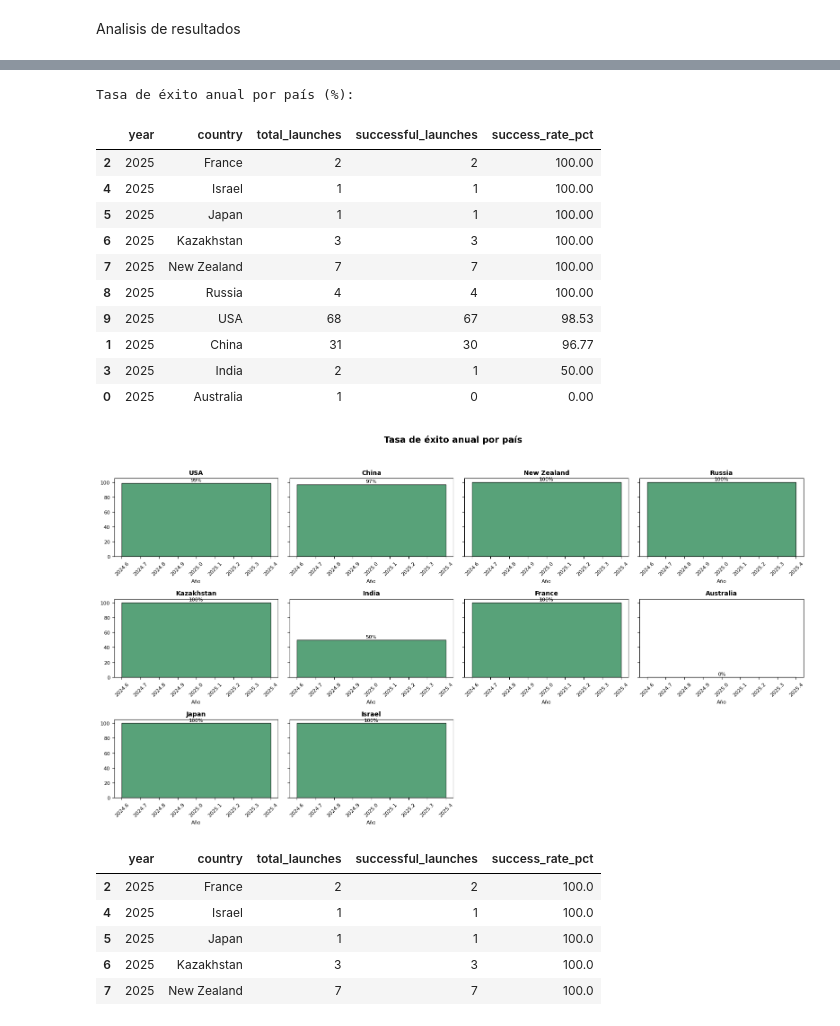
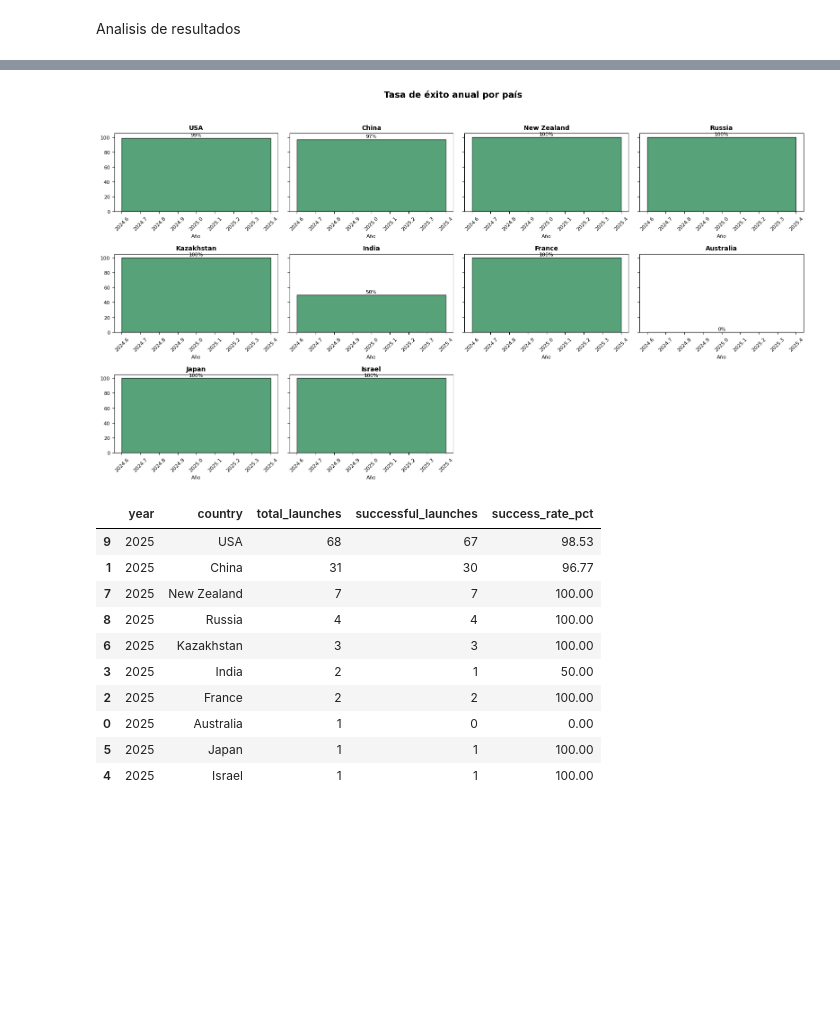
Before and after one commit to BaljeetTM/Tarea1_dataScience, a Jupyter notebook: Tarea1.ipynb, the cells around one changed output, grey strips where cells are left out. Cells and saved outputs as stored; diff of their text form; code cells hidden in the pictures; blank space fills up the shorter version.

```diff
--- a/Tarea1.ipynb
+++ b/Tarea1.ipynb
@@ -200,9 +198,9 @@ df
 | 119 | SpaceX | https://nextspaceflight.com/launc... | 1 | 69.75 | 22800 | 8300 | 31100 | ... |
 120 rows × 16 columns
 # %%
-volumen_cohete = math.pi * (df["fairing_diameter_m"] / 2) ** 2 * df["rocket_height_m"]
-volumen_carenado = math.pi * (df["fairing_diameter_m"] / 2) ** 2 * df["fairing_height_m"] * (1/3)
-df["volume_total_m3"] = volumen_cohete + volumen_carenado
+rocket_volume = math.pi * (df["fairing_diameter_m"] / 2) ** 2 * df["rocket_height_m"]
+fairing_volume = math.pi * (df["fairing_diameter_m"] / 2) ** 2 * df["fairing_height_m"] * (1/3)
+df["volume_total_m3"] = round((rocket_volume + fairing_volume), 2)
 df
 # %% [output]
 |  | company | details_url | successful | price_million | leo_weight_kg | gto_weight_kg | total_payload_kg | ... |
@@ -223,15 +221,14 @@ df.to_csv('launches.csv', index=False)
 # %% [markdown]
 ### Visualización de datos
 # %%
-#Pregunta 1
 #Vuelos exitosos por compañia
 
-df_exitosos = df[df['successful'] == '1']
+df_successful = df[df['successful'] == '1']
 
-vuelos_exitosos_por_compania = df_exitosos['company'].value_counts()
+company_successful = df_successful['company'].value_counts()
 
 plt.figure(figsize=(8, 4))
-ax = vuelos_exitosos_por_compania.plot(kind='bar', color='lightgreen', edgecolor='black') #el ax creo que se puede quitar
+company_successful.plot(kind='bar', color='lightgreen', edgecolor='black')
 plt.title('Compañías con Vuelos Exitosos', fontsize=16, fontweight='bold')
 plt.xlabel('Compañía', fontsize=12)
 plt.ylabel('Número de Vuelos Exitosos', fontsize=12)
@@ -239,7 +236,7 @@ plt.xticks(rotation=45)
 plt.show()
 
 print("\nVuelos exitosos por compañia:")
-print(vuelos_exitosos_por_compania)
+print(company_successful)
 # %% [output]
 [figure]
 Vuelos exitosos por compañia:
@@ -398,5 +371,4 @@ df_ce['country'] = df_ce['country'].replace('China Coastal Waters', 'China')
 # %%
-
 #df country evolution succeful
 df_ces = df_ce.copy()
 df_ces['successful'] = df_ces['successful'].astype(int)
@@ -406,29 +378,8 @@ annual_country_stats = (
 
 annual_country_stats['success_rate_pct'] = (annual_country_stats['successful_launches'] / annual_country_stats['total_launches'] * 100).round(2)
 
-
-annual_country_stats = annual_country_stats.sort_values(['year', 'success_rate_pct'], ascending=[True, False])
-annual_country_stats.head(20)
+#annual_country_stats.sort_values(['year', 'success_rate_pct'], ascending=[True, False])
-# %% [output]
-Tasa de éxito anual por país (%):
-|  | year | country | total_launches | successful_launches | success_rate_pct |
-| 2 | 2025 | France | 2 | 2 | 100.00 |
-| 4 | 2025 | Israel | 1 | 1 | 100.00 |
-| 5 | 2025 | Japan | 1 | 1 | 100.00 |
-| 6 | 2025 | Kazakhstan | 3 | 3 | 100.00 |
-| 7 | 2025 | New Zealand | 7 | 7 | 100.00 |
-| 8 | 2025 | Russia | 4 | 4 | 100.00 |
-| 9 | 2025 | USA | 68 | 67 | 98.53 |
-| 1 | 2025 | China | 31 | 30 | 96.77 |
-| 3 | 2025 | India | 2 | 1 | 50.00 |
-| 0 | 2025 | Australia | 1 | 0 | 0.00 |
 # %%
-#en desarrollo, si quieres cambiar algo dale noma
-
-
-import math
-import matplotlib.ticker as mtick
-
 acs_rate = annual_country_stats.copy()
 acs_rate['year'] = acs_rate['year'].astype(int)
 
@@ -437,7 +388,6 @@ country_order_rate = (acs_rate.groupby('country')['total_launches']
                         .sum()
                         .sort_values(ascending=False)
                         .index.tolist())
-
 
 acs_rate = acs_rate[acs_rate['country'].isin(country_order_rate)]
 
@@ -446,36 +396,41 @@ cols = 4
 rows = math.ceil(n_countries / cols)
 fig, axes = plt.subplots(rows, cols, figsize=(4*cols, 3.0*rows), sharey=True)
 axes = axes.flatten()
 
 for i, country in enumerate(country_order_rate):
     ax = axes[i]
     sub = acs_rate[acs_rate['country'] == country].sort_values('year')
 
     ax.bar(sub['year'], sub['success_rate_pct'], color='seagreen', edgecolor='black', alpha=0.8)
 
     # Etiquetas sobre cada barra
     for x, y in zip(sub['year'], sub['success_rate_pct']):
         ax.text(x, y + 1, f"{y:.0f}%", ha='center', va='bottom', fontsize=8, color='black')
 
     ax.set_title(country, fontsize=10, fontweight='bold')
     ax.set_xlabel('Año', fontsize=8)
     ax.tick_params(axis='x', labelrotation=45, labelsize=8)
     ax.tick_params(axis='y', labelsize=8)
     ax.set_ylim(0, 105)
 
 for j in range(i+1, len(axes)):
     fig.delaxes(axes[j])
 
 fig.suptitle('Tasa de éxito anual por país', fontsize=14, fontweight='bold')
 fig.tight_layout(rect=(0,0,1,0.95))
 plt.show()
 
-acs_rate.head()
+acs_rate.sort_values(['total_launches'], ascending=[False])
 # %% [output]
 [figure]
 |  | year | country | total_launches | successful_launches | success_rate_pct |
-| 2 | 2025 | France | 2 | 2 | 100.0 |
-| 4 | 2025 | Israel | 1 | 1 | 100.0 |
-| 5 | 2025 | Japan | 1 | 1 | 100.0 |
-| 6 | 2025 | Kazakhstan | 3 | 3 | 100.0 |
-| 7 | 2025 | New Zealand | 7 | 7 | 100.0 |
+| 9 | 2025 | USA | 68 | 67 | 98.53 |
+| 1 | 2025 | China | 31 | 30 | 96.77 |
+| 7 | 2025 | New Zealand | 7 | 7 | 100.00 |
+| 8 | 2025 | Russia | 4 | 4 | 100.00 |
+| 6 | 2025 | Kazakhstan | 3 | 3 | 100.00 |
+| 3 | 2025 | India | 2 | 1 | 50.00 |
+| 2 | 2025 | France | 2 | 2 | 100.00 |
+| 0 | 2025 | Australia | 1 | 0 | 0.00 |
+| 5 | 2025 | Japan | 1 | 1 | 100.00 |
+| 4 | 2025 | Israel | 1 | 1 | 100.00 |
```
Also changed, not shown: parts of 7 cells of this notebook.
